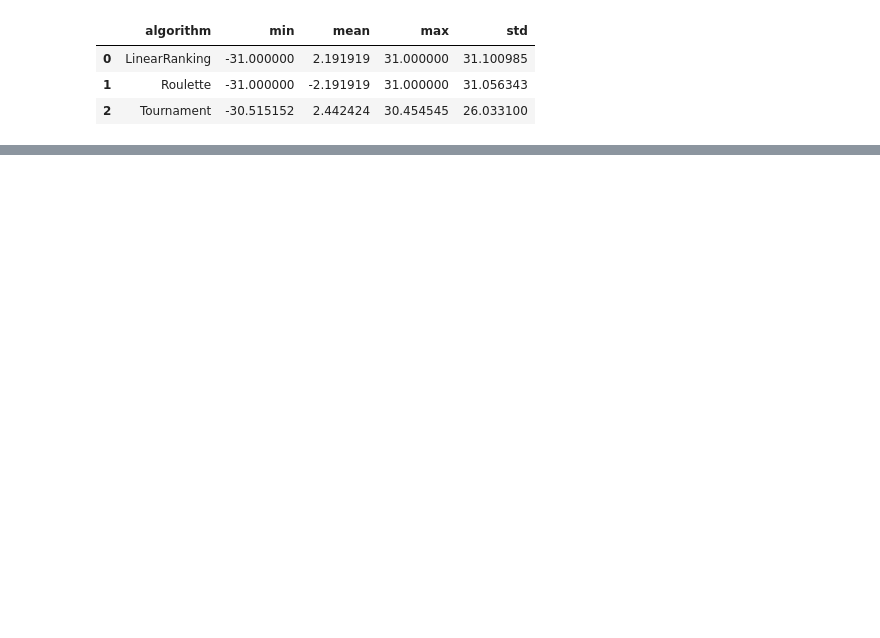
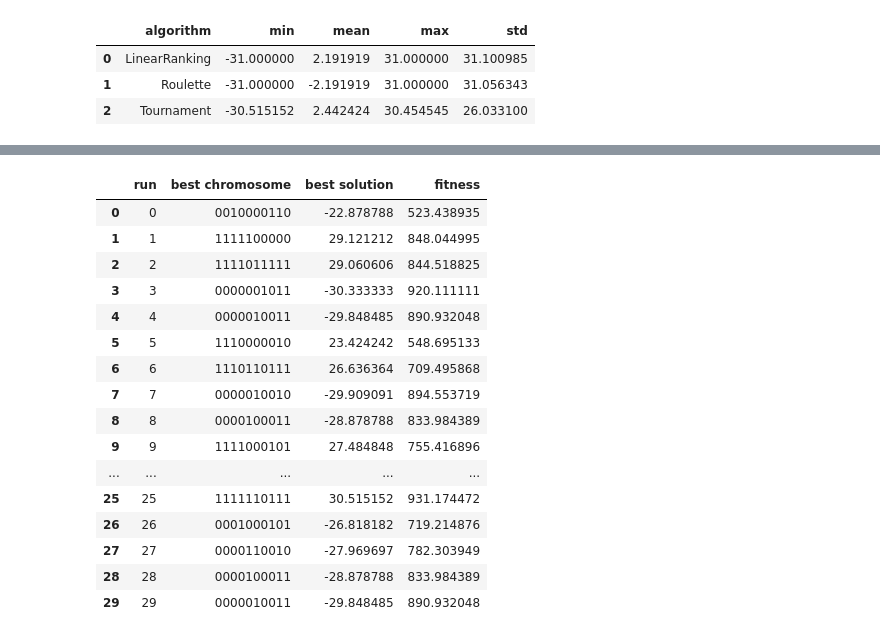
Before and after one commit to gx-ceia-tps/evolutionary-algorithms, a Jupyter notebook: ea-tp1/tp1.ipynb, the cells around one changed output, grey strips where cells are left out. Cells and saved outputs as stored; diff of their text form; code cells hidden in the pictures; blank space fills up the shorter version.

```diff
--- a/ea-tp1/tp1.ipynb
+++ b/ea-tp1/tp1.ipynb
@@ -93,7 +93,7 @@ bits = math.ceil(np.log2((x_max-x_min) * (10**decimal_places)))
 df_roulette = pd.DataFrame()
 for run in range(executions):
 
-    ea = Roulette(
+    eaRoulette = Roulette(
         generations=10,
         chromosome_length=bits,
         population_length=4,
@@ -105,8 +105,8 @@ for run in range(executions):
         x_max=x_max,
         mutation_rate=mutation_rate
     )
-    ea.execute()
-    chromosome, best, fitness = ea.get_best_individual()
+    eaRoulette.execute()
+    chromosome, best, fitness = eaRoulette.get_best_individual()
     row = {"run": run, "best chromosome": chromosome,  "best solution": best, "fitness": fitness}
     df_roulette = pd.concat([df_roulette, pd.DataFrame([row])], ignore_index=True)
 
@@ -134,7 +134,7 @@ from EvolutionaryAlgorithm import LinearRanking
 df_linear_ranking = pd.DataFrame()
 for run in range(executions):
 
-    ea = LinearRanking(
+    eaLinearRanking = LinearRanking(
         generations=10,
         chromosome_length=bits,
         population_length=4,
@@ -146,8 +146,8 @@ for run in range(executions):
         x_max=x_max,
         mutation_rate=mutation_rate
     )
-    ea.execute()
-    chromosome, best, fitness = ea.get_best_individual()
+    eaLinearRanking.execute()
+    chromosome, best, fitness = eaLinearRanking.get_best_individual()
     row = {"run": run, "best chromosome": chromosome,  "best solution": best, "fitness": fitness}
     df_linear_ranking = pd.concat([df_linear_ranking, pd.DataFrame([row])], ignore_index=True)
 
@@ -230,0 +257,42 @@ display(comparison)
+# %%
+from EvolutionaryAlgorithm import Tournament
+df_tournament = pd.DataFrame()
+for run in range(executions):
+
+    eaTournament2 = Tournament(
+        tournament_size=3,
+        generations=30,
+        chromosome_length=bits,
+        population_length=10,
+        maximize=True,
+        target_fn=lambda x:x**2,
+        elitism=False,
+        crossover_rate=crossover_rate,
+        x_min=x_min,
+        x_max=x_max,
+        mutation_rate=mutation_rate
+    )
+    eaTournament2.execute()
+    chromosome, best, fitness = eaTournament2.get_best_individual()
+    row = {"run": run, "best chromosome": chromosome,  "best solution": best, "fitness": fitness}
+    df_tournament = pd.concat([df_tournament, pd.DataFrame([row])], ignore_index=True)
+
+display(df_tournament)
+# %% [output]
+|  | run | best chromosome | best solution | fitness |
+| 0 | 0 | 0010000110 | -22.878788 | 523.438935 |
+| 1 | 1 | 1111100000 | 29.121212 | 848.044995 |
+| 2 | 2 | 1111011111 | 29.060606 | 844.518825 |
+| 3 | 3 | 0000001011 | -30.333333 | 920.111111 |
+| 4 | 4 | 0000010011 | -29.848485 | 890.932048 |
+| 5 | 5 | 1110000010 | 23.424242 | 548.695133 |
+| 6 | 6 | 1110110111 | 26.636364 | 709.495868 |
+| 7 | 7 | 0000010010 | -29.909091 | 894.553719 |
+| 8 | 8 | 0000100011 | -28.878788 | 833.984389 |
+| 9 | 9 | 1111000101 | 27.484848 | 755.416896 |
+| ... | ... | ... | ... | ... |
+| 25 | 25 | 1111110111 | 30.515152 | 931.174472 |
+| 26 | 26 | 0001000101 | -26.818182 | 719.214876 |
+| 27 | 27 | 0000110010 | -27.969697 | 782.303949 |
+| 28 | 28 | 0000100011 | -28.878788 | 833.984389 |
+| 29 | 29 | 0000010011 | -29.848485 | 890.932048 |
```
Also changed, not shown: parts of 10 cells of this notebook, 1 other file.
